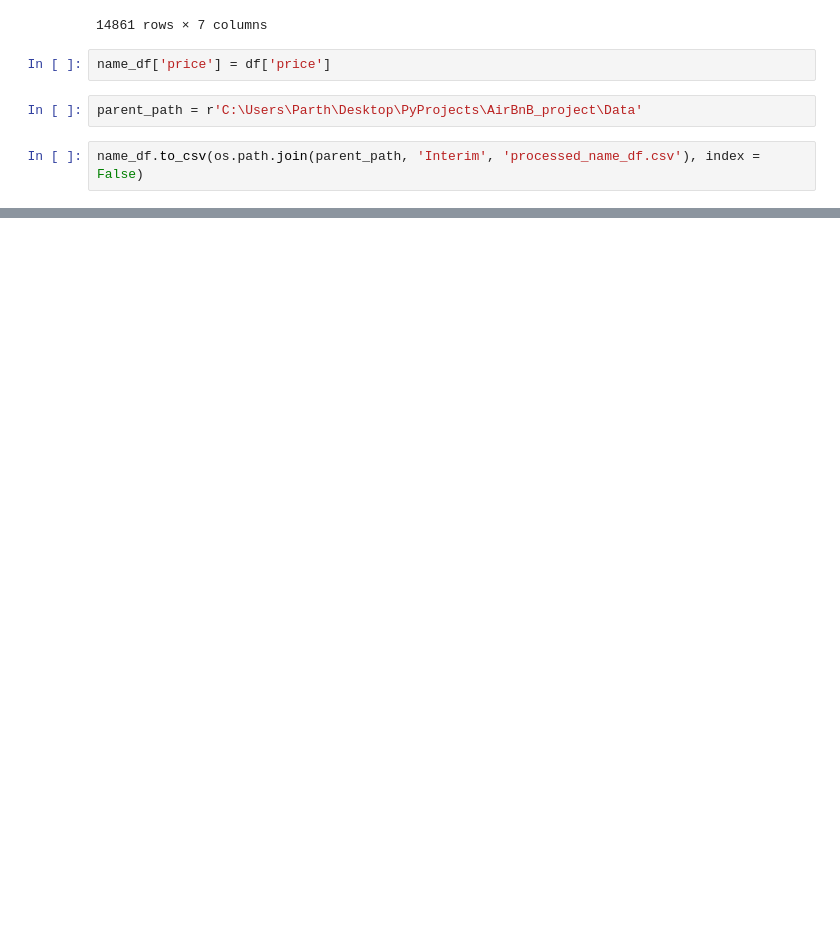
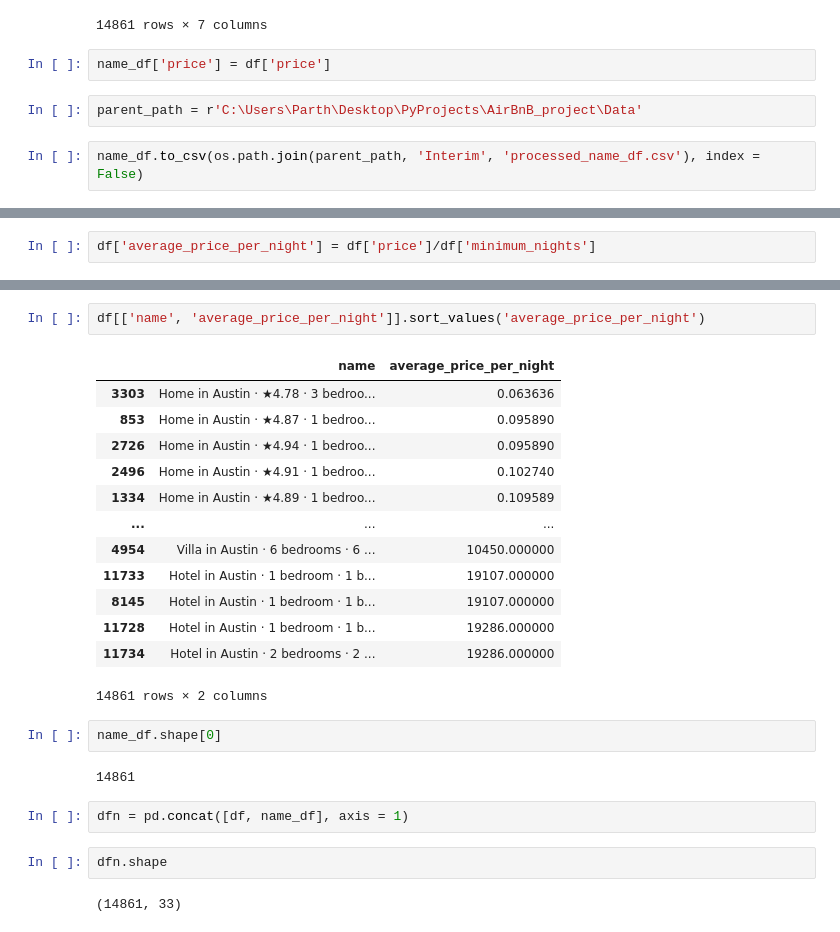
Before and after one commit to Parth-byteiq/AirBnB_analysis, a Jupyter notebook: Notebooks/Bivariate_analysis.ipynb, the cells around one changed output, grey strips where cells are left out. Drawn from its saved outputs; the diff is of its cells as text; blank space fills up the shorter version.

```diff
--- a/Notebooks/Bivariate_analysis.ipynb
+++ b/Notebooks/Bivariate_analysis.ipynb
@@ -1250,0 +1276,2 @@ name_df.to_csv(os.path.join(parent_path, 'Interim', 'processed_name_df.csv'), in
+# %%
+df['average_price_per_night'] = df['price']/df['minimum_nights']
@@ -1250,0 +1293,26 @@ name_df.to_csv(os.path.join(parent_path, 'Interim', 'processed_name_df.csv'), in
+# %%
+df[['name', 'average_price_per_night']].sort_values('average_price_per_night')
+# %% [output]
+|  | name | average_price_per_night |
+| 3303 | Home in Austin · ★4.78 · 3 bedroo... | 0.063636 |
+| 853 | Home in Austin · ★4.87 · 1 bedroo... | 0.095890 |
+| 2726 | Home in Austin · ★4.94 · 1 bedroo... | 0.095890 |
+| 2496 | Home in Austin · ★4.91 · 1 bedroo... | 0.102740 |
+| 1334 | Home in Austin · ★4.89 · 1 bedroo... | 0.109589 |
+| ... | ... | ... |
+| 4954 | Villa in Austin · 6 bedrooms · 6 ... | 10450.000000 |
+| 11733 | Hotel in Austin · 1 bedroom · 1 b... | 19107.000000 |
+| 8145 | Hotel in Austin · 1 bedroom · 1 b... | 19107.000000 |
+| 11728 | Hotel in Austin · 1 bedroom · 1 b... | 19286.000000 |
+| 11734 | Hotel in Austin · 2 bedrooms · 2 ... | 19286.000000 |
+14861 rows × 2 columns
+# %%
+name_df.shape[0]
+# %% [output]
+14861
+# %%
+dfn = pd.concat([df, name_df], axis = 1)
+# %%
+dfn.shape
+# %% [output]
+(14861, 33)
```
Also changed, not shown: parts of 23 cells of this notebook, 8 other files.
